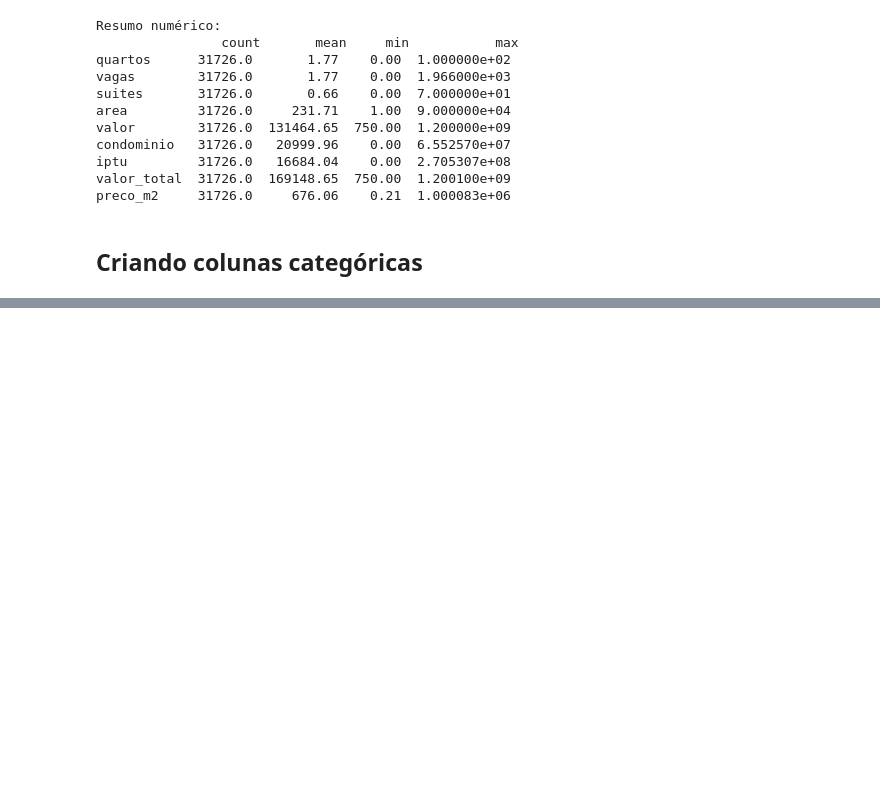
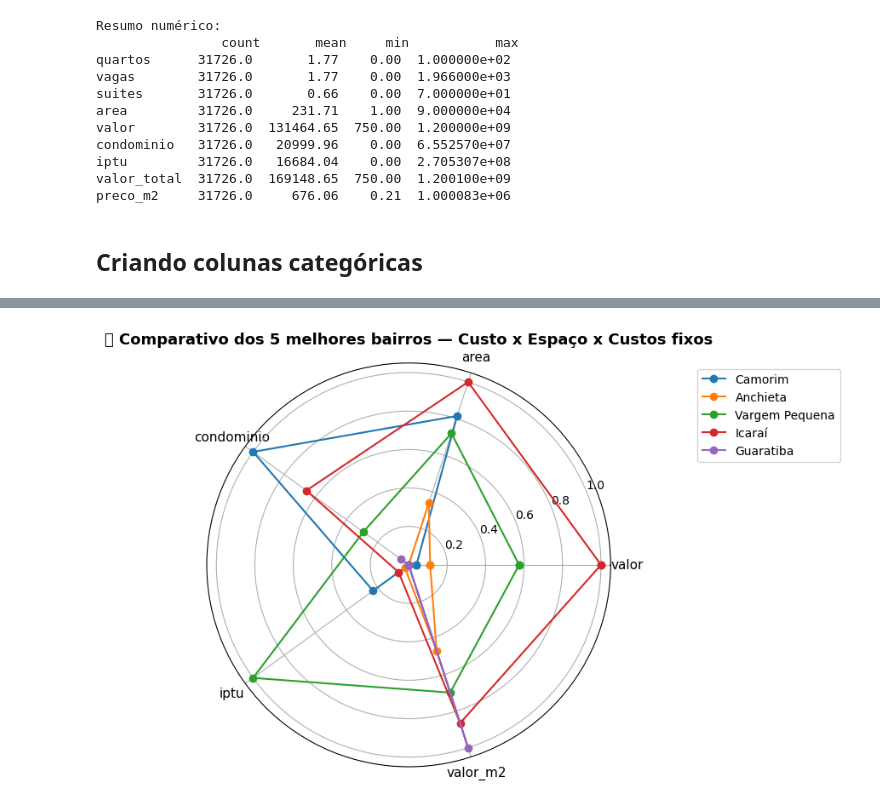
Before and after one commit to CSMDIGITAL/phyton_data_cience, a Jupyter notebook: avaliacao_guiada.ipynb, the cells around one changed output, grey strips where cells are left out. Drawn from its saved outputs; the diff is of its cells as text; code cells hidden in the pictures; blank space fills up the shorter version.

```diff
--- a/avaliacao_guiada.ipynb
+++ b/avaliacao_guiada.ipynb
@@ -1011,0 +1241,8 @@ comerciais = [
+# %%
+mask_comerc = df['tipo'].astype(str).str.strip().str.lower().isin(comerciais)
+
+df['categoria'] = pd.Categorical(
+    np.where(mask_comerc, 'Comercial', 'Residencial'),
+    categories=['Residencial','Comercial'],
+    ordered=False
+)
@@ -1011,0 +1255,12 @@ comerciais = [
+# %%
+# --- 1) Categoria: Residencial x Comercial (CORRIGIDO) ---
+comerciais = {
+    'conjunto comercial/sala','loja/salão','ponto comercial','galpão/depósito/armazém',
+    'prédio inteiro','box/garagem','hotel','andar','loteamento/condomínio','indústria',
+    'loja shopping/ ct comercial','terreno padrão'
+}
+
+mask = df['tipo'].astype(str).str.strip().str.lower().isin(comerciais)
+df['categoria'] = 'Residencial'
+df.loc[mask, 'categoria'] = 'Comercial'
+df['categoria'] = df['categoria'].astype('category')  # agora funciona
@@ -1011,0 +1459,33 @@ comerciais = [
+# %%
+
+# 🏙️ Escolher os 5 melhores bairros por custo-benefício
+df_bairros = df.groupby('bairro')[['valor','area','condominio','iptu']].mean().dropna()
+df_bairros['valor_m2'] = df_bairros['valor'] / df_bairros['area']
+top5 = df_bairros.sort_values('valor_m2').head(5)
+
+# Normalizar valores (para caber no radar)
+def normalizar(col):
+    return (col - col.min()) / (col.max() - col.min())
+
+df_norm = top5.apply(normalizar)
+
+# 🕸️ Parâmetros do gráfico
+categorias = ['valor','area','condominio','iptu','valor_m2']
+N = len(categorias)
+angulos = np.linspace(0, 2 * np.pi, N, endpoint=False).tolist()
+angulos += angulos[:1]  # fecha o círculo
+
+# 🎨 Plot
+plt.figure(figsize=(8,8))
+for bairro, linha in df_norm.iterrows():
+    valores = linha[categorias].tolist()
+    valores += valores[:1]
+    plt.polar(angulos, valores, marker='o', label=bairro)
+
+plt.xticks(angulos[:-1], categorias, fontsize=11)
+plt.title('🏡 Comparativo dos 5 melhores bairros — Custo x Espaço x Custos fixos', size=13, weight='bold')
+plt.legend(bbox_to_anchor=(1.2, 1), loc='upper left')
+plt.tight_layout()
+plt.show()
+# %% [output]
+[figure, added]
```
Also changed, not shown: parts of 38 cells of this notebook.
